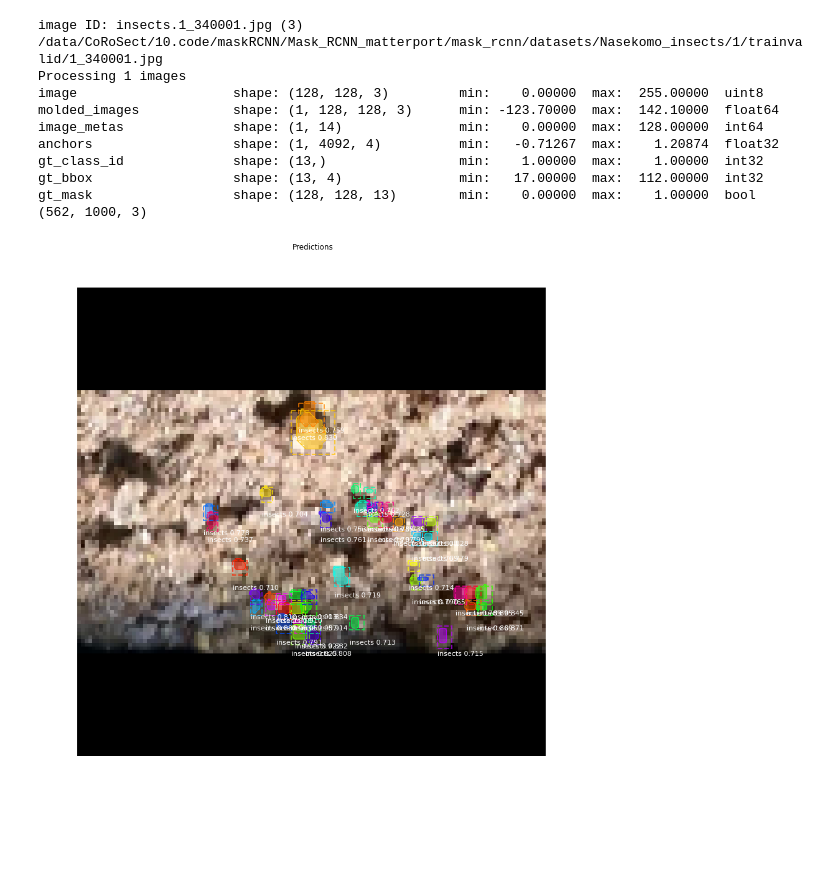
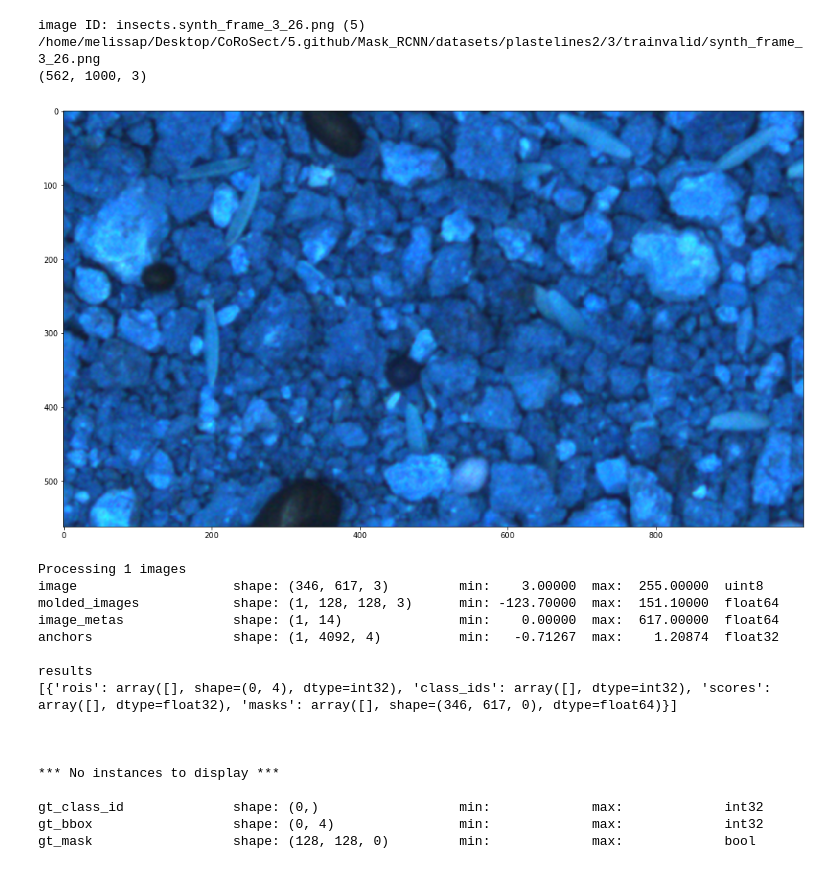
Before and after one commit to pasquale90/Mask_RCNN, a Jupyter notebook: samples/insects/Inference_insects.ipynb, the cells around one changed output. Cells and saved outputs as stored; diff of their text form; code cells hidden in the pictures; blank space fills up the shorter version.

Commit message:
modified scripts for running plastelines2

```diff
--- a/samples/insects/Inference_insects.ipynb
+++ b/samples/insects/Inference_insects.ipynb
@@ -39,7 +39,9 @@ from mrcnn.model import log
 
 
 # Path to trained weights file
-COCO_WEIGHTS_PATH = os.path.join(ROOT_DIR, "mask_rcnn_balloon.h5")
+#COCO_WEIGHTS_PATH = os.path.join(ROOT_DIR, "mask_rcnn_balloon.h5")
+#COCO_WEIGHTS_PATH = "/home/melissap/Desktop/CoRoSect/5.github/Mask_RCNN/logs/insects20220412T1641/mask_rcnn_insects_0007.h5"
+
 
 # Directory to save logs and model checkpoints, if not provided
 # through the command line argument --logs
@@ -60,4 +62,5 @@ from samples.insects import train_insects as insects
 # You can download this file from the Releases page
 # https://github.com/matterport/Mask_RCNN/releases
 INSECTS_WEIGHTS_PATH = "/data/CoRoSect/10.code/maskRCNN/Mask_RCNN_matterport/mask_rcnn_balloon.h5"  # TODO: update this path
+INSECTS_WEIGHTS_PATH ="/home/melissap/Desktop/CoRoSect/5.github/Mask_RCNN/logs/insects20220412T1641/mask_rcnn_insects_0007.h5"
 # %% [output]
@@ -134,7 +138,7 @@ def get_ax(rows=1, cols=1, size=16):
 # %%
 # Load validation dataset
 dataset = insects.InsectsDataset()
-dataset.load_subset(INSECTS_DIR, "valid")
+dataset.load_subset("/home/melissap/Desktop/CoRoSect/5.github/Mask_RCNN/datasets/plastelines2/","/home/melissap/Desktop/CoRoSect/5.github/Mask_RCNN/datasets/plastelines2/plastelines_annotations", "valid")
 
 # Must call before using the dataset
 dataset.prepare()
@@ -187,8 +179,9 @@ Use `tf.cast` instead.
 
 # Or, load the last model you trained
 weights_path = model.find_last()
-
+weights_path=INSECTS_WEIGHTS_PATH
 # Load weights
 print("Loading weights ", weights_path)
+print("Loading weights ",INSECTS_WEIGHTS_PATH)
 model.load_weights(weights_path, by_name=True)
 # %% [output]
@@ -214,42 +208,55 @@ def show_image(impath):
     origin_im=cv2.resize(origin_im,(1000,562),interpolation=cv2.INTER_CUBIC)
     print(origin_im.shape)
     plt.figure(figsize = (20,10))
     plt.imshow(origin_im, interpolation='nearest')
     plt.show()
 
 image_id = random.choice(dataset.image_ids)
 image, image_meta, gt_class_id, gt_bbox, gt_mask =\
     modellib.load_image_gt(dataset, config, image_id, use_mini_mask=False)
 info = dataset.image_info[image_id]
 print("image ID: {}.{} ({}) {}".format(info["source"], info["id"], image_id,
                                        dataset.image_reference(image_id)))
 
+origin_im_path="/home/melissap/Desktop/CoRoSect/5.github/Mask_RCNN/datasets/plastelines2/testing_imgs/1_eggs2_subframe_017.png"
+image=cv2.imread(origin_im_path)
+show_image(origin_im_path)
+
 # Run object detection
 results = model.detect([image], verbose=1)
+print(f"\nresults \n{results}\n\n")
 
 # Display results
 ax = get_ax(1)
 r = results[0]
 
 visualize.display_instances(image, r['rois'], r['masks'], r['class_ids'],
                             dataset.class_names, r['scores'], ax=ax,
                             title="Predictions")
 log("gt_class_id", gt_class_id)
 log("gt_bbox", gt_bbox)
 log("gt_mask", gt_mask)
 
 #Show the original image
-origin_im_path = dataset.image_reference(image_id)
-show_image(origin_im_path)
+#origin_im_path = dataset.image_reference(image_id)
+#show_image(origin_im_path)
 # %% [output]
-image ID: insects.1_340001.jpg (3) /data/CoRoSect/10.code/maskRCNN/Mask_RCNN_matterport/mask_rcnn/datasets/Nasekomo_insects/1/trainvalid/1_340001.jpg
-Processing 1 images
-image                    shape: (128, 128, 3)         min:    0.00000  max:  255.00000  uint8
-molded_images            shape: (1, 128, 128, 3)      min: -123.70000  max:  142.10000  float64
-image_metas              shape: (1, 14)               min:    0.00000  max:  128.00000  int64
-anchors                  shape: (1, 4092, 4)          min:   -0.71267  max:    1.20874  float32
-gt_class_id              shape: (13,)                 min:    1.00000  max:    1.00000  int32
-gt_bbox                  shape: (13, 4)               min:   17.00000  max:  112.00000  int32
-gt_mask                  shape: (128, 128, 13)        min:    0.00000  max:    1.00000  bool
+image ID: insects.synth_frame_3_26.png (5) /home/melissap/Desktop/CoRoSect/5.github/Mask_RCNN/datasets/plastelines2/3/trainvalid/synth_frame_3_26.png
 (562, 1000, 3)
-[figure, old version]
+[figure, new version]
+Processing 1 images
+image                    shape: (346, 617, 3)         min:    3.00000  max:  255.00000  uint8
+molded_images            shape: (1, 128, 128, 3)      min: -123.70000  max:  151.10000  float64
+image_metas              shape: (1, 14)               min:    0.00000  max:  617.00000  float64
+anchors                  shape: (1, 4092, 4)          min:   -0.71267  max:    1.20874  float32
+
+results
+[{'rois': array([], shape=(0, 4), dtype=int32), 'class_ids': array([], dtype=int32), 'scores': array([], dtype=float32), 'masks': array([], shape=(346, 617, 0), dtype=float64)}]
+
+
+
+*** No instances to display ***
+
+gt_class_id              shape: (0,)                  min:             max:             int32
+gt_bbox                  shape: (0, 4)                min:             max:             int32
+gt_mask                  shape: (128, 128, 0)         min:             max:             bool
```
Also changed, not shown: parts of 7 cells of this notebook, 3 other files.
